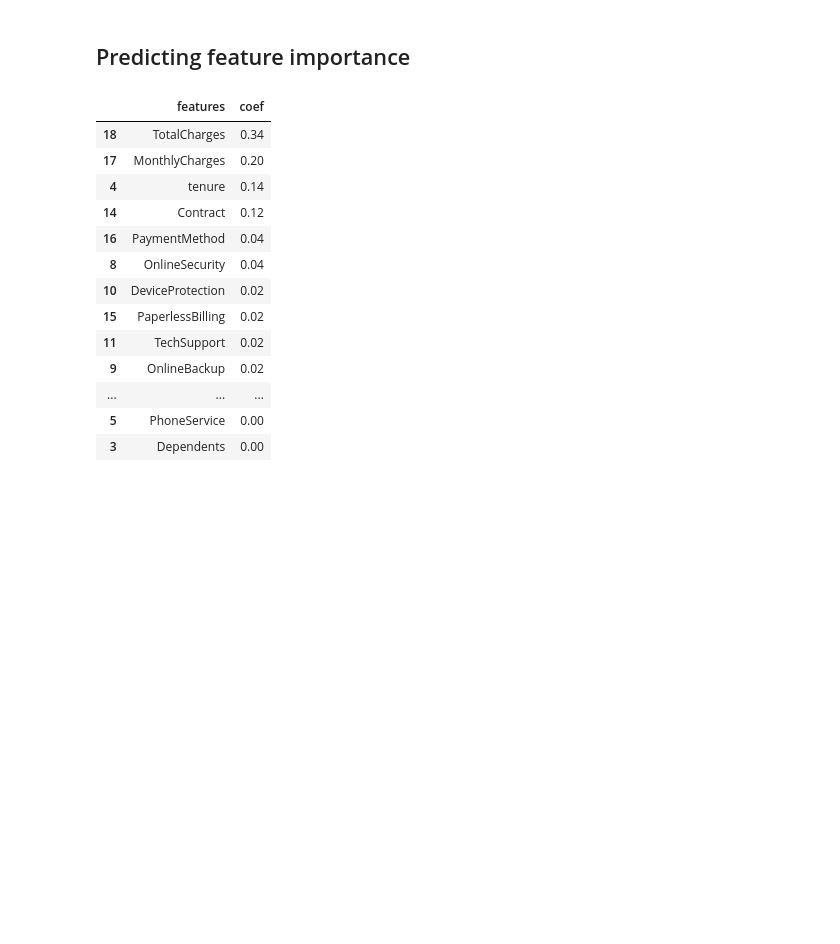
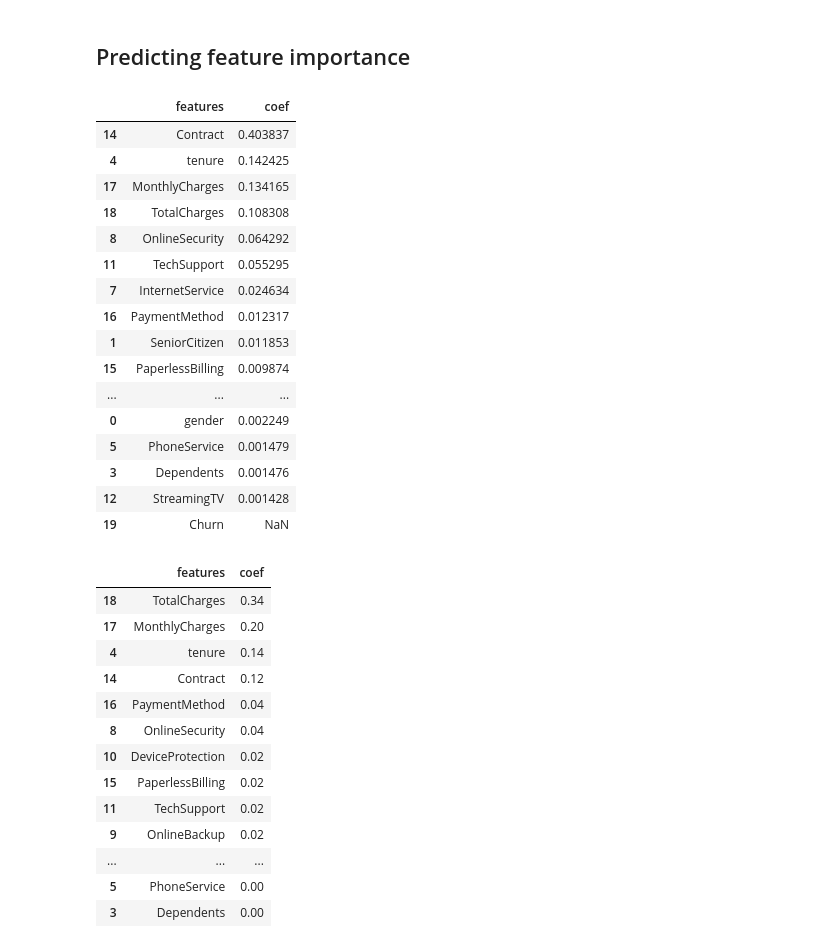
Before and after one commit to Pradnya1208/Telecom-Customer-Churn-prediction, a Jupyter notebook: Customer churn prediction.ipynb, the cells around one changed output. Drawn from its saved outputs; the diff is of its cells as text; code cells hidden in the pictures; blank space fills up the shorter version.

```diff
--- a/Customer churn prediction.ipynb
+++ b/Customer churn prediction.ipynb
@@ -1014,3 +1057,26 @@ plt.show()
 # %% [markdown]
 ## Predicting feature importance
+# %%
+# Gradient Boost
+feature_importances = pd.concat([pd.DataFrame(data.columns, columns = ["features"]),
+                                 pd.DataFrame(np.transpose(classifier9.feature_importances_), columns = ["coef"])],axis = 1)
+feature_importances.sort_values(by = "coef", ascending = False)
+# %% [output]
+|  | features | coef |
+| 14 | Contract | 0.403837 |
+| 4 | tenure | 0.142425 |
+| 17 | MonthlyCharges | 0.134165 |
+| 18 | TotalCharges | 0.108308 |
+| 8 | OnlineSecurity | 0.064292 |
+| 11 | TechSupport | 0.055295 |
+| 7 | InternetService | 0.024634 |
+| 16 | PaymentMethod | 0.012317 |
+| 1 | SeniorCitizen | 0.011853 |
+| 15 | PaperlessBilling | 0.009874 |
+| ... | ... | ... |
+| 0 | gender | 0.002249 |
+| 5 | PhoneService | 0.001479 |
+| 3 | Dependents | 0.001476 |
+| 12 | StreamingTV | 0.001428 |
+| 19 | Churn | NaN |
 # %%
```
Also changed, not shown: parts of 15 cells of this notebook.
